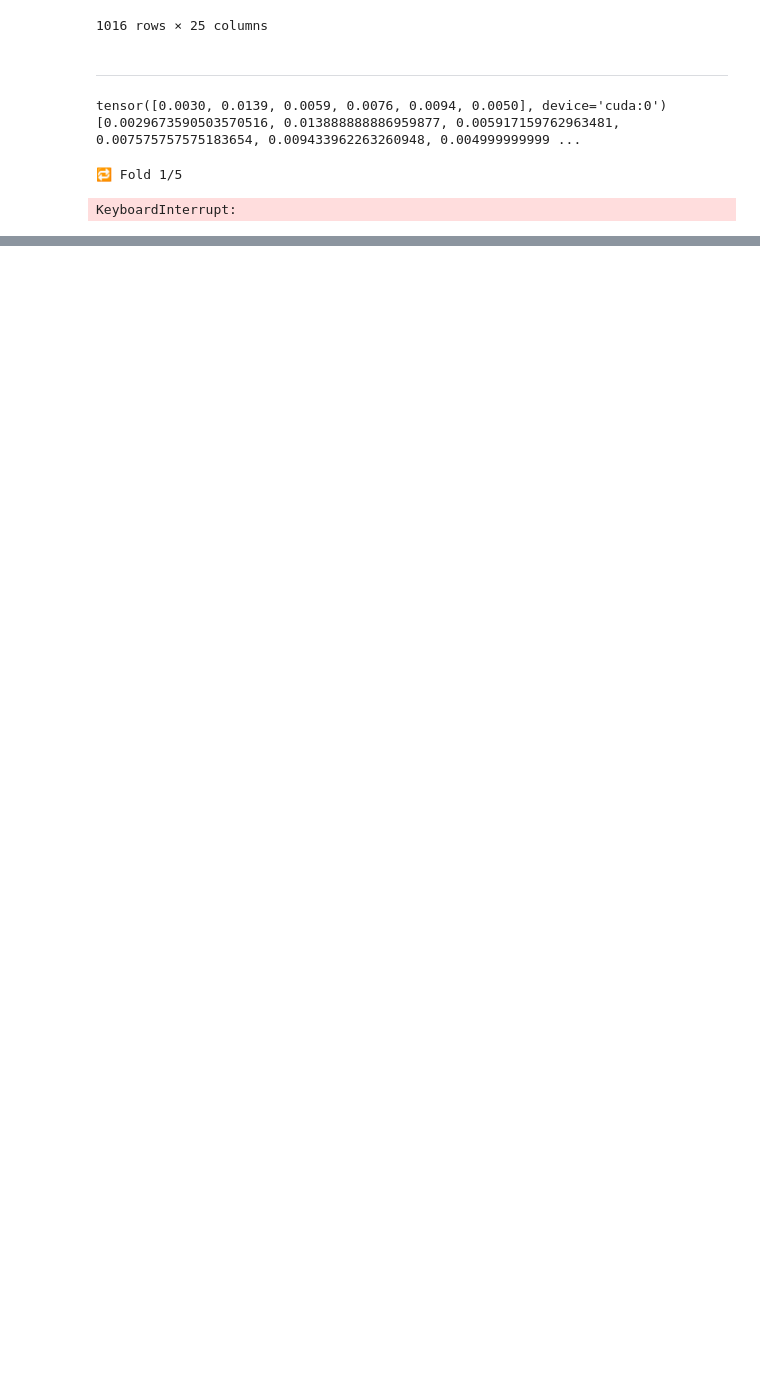
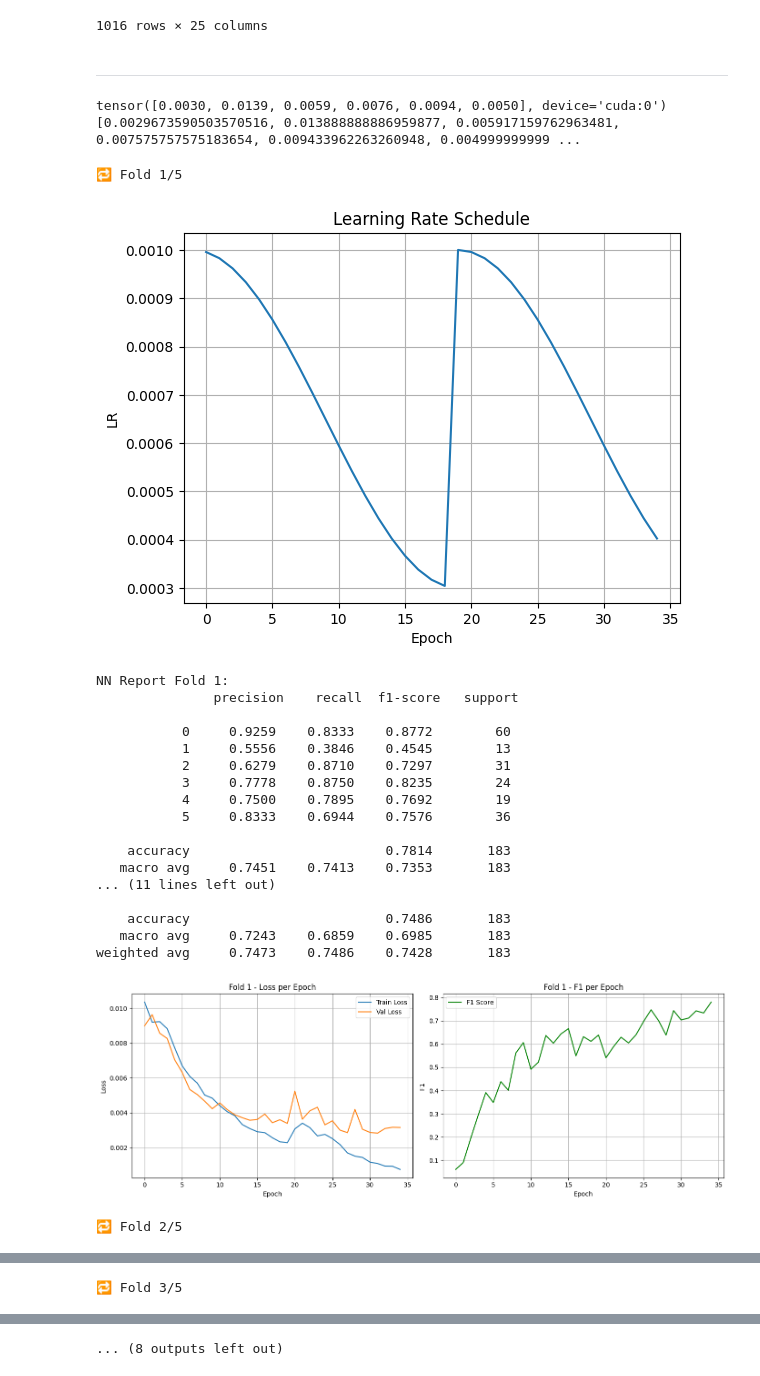
Before and after one commit to neverexz/ecg, a Jupyter notebook: main.ipynb, the cells around one changed output, grey strips where cells are left out. Cells and saved outputs as stored; diff of their text form; code cells hidden in the pictures; blank space fills up the shorter version.

```diff
--- a/main.ipynb
+++ b/main.ipynb
@@ -410,13 +410,13 @@ y_cat = label_encoder.transform(y_cat)
 
 # Разделение на train+val и test
 X_train_val_nn, X_test_nn, y_train_val_nn, y_test_nn = train_test_split(
-    X_nn, y_nn, test_size=0.25, random_state=42, stratify=y_nn)
+    X_nn, y_nn, test_size=0.1, random_state=42, stratify=y_nn)
 X_train_val_cat, X_test_cat, y_train_val_cat, y_test_cat = train_test_split(
-    X_cat, y_cat, test_size=0.25, random_state=42, stratify=y_cat)
+    X_cat, y_cat, test_size=0.1, random_state=42, stratify=y_cat)
 
 # === Гиперпараметры ===
 n_splits = 5
-num_epochs = 45
+num_epochs = 35
 batch_size = 16
 device = torch.device("cuda" if torch.cuda.is_available() else "cpu")
 
@@ -462,7 +462,7 @@ for fold, (train_idx, val_idx) in enumerate(skf.split(X_train_val_nn, y_train_va
     criterion = FocalLoss(alpha=weights,gamma=1)
     optimizer = torch.optim.AdamW(model.parameters(), lr=1e-3, weight_decay=0.0002)
     scheduler = torch.optim.lr_scheduler.CosineAnnealingWarmRestarts(
-        optimizer, T_0=25, T_mult=1, eta_min=1e-4
+        optimizer, T_0=20, T_mult=1, eta_min=3e-4
     )
 
     # === Для графиков ===
@@ -549,31 +549,50 @@ for fold, (train_idx, val_idx) in enumerate(skf.split(X_train_val_nn, y_train_va
     all_labels.append(y_val_np_nn)
     f1_scores_per_fold_nn.append(val_f1_nn)
     f1_scores_per_fold_cat.append(cat_f1)
     torch.save(model.state_dict(), f"nn_model_fold{fold}.pth")
     cat_model.save_model(f"catboost_model_fold{fold}.cbm")
     print(f"NN Report Fold {fold+1}:\n", classification_report(y_val_np_nn, np.argmax(nn_fold_logits, axis=1), digits=4))
     print(f"CatBoost Report Fold {fold+1}:\n", classification_report(y_val_np_cat, np.argmax(cat_probs, axis=1), digits=4))
     plt.figure(figsize=(14, 5))
 
     plt.subplot(1, 2, 1)  # Два подграфика
     plt.plot(all_train_losses[fold], label='Train Loss')
     plt.plot(all_val_losses[fold], label='Val Loss')
     plt.xlabel("Epoch")
     plt.ylabel("Loss")
     plt.title(f"Fold {fold+1} - Loss per Epoch")
     plt.grid(True)
     plt.legend()
 
     plt.subplot(1, 2, 2)
     plt.plot(all_f1_scores[fold], label='F1 Score', color='green')
     plt.xlabel("Epoch")
     plt.ylabel("F1 ")
     plt.title(f"Fold {fold+1} - F1 per Epoch")
     plt.grid(True)
     plt.legend()
 
     plt.tight_layout()
     plt.show()
 # %% [output]
 🔁 Fold 1/5
+[figure, added]
-KeyboardInterrupt:
+NN Report Fold 1:
+               precision    recall  f1-score   support
+
+           0     0.9259    0.8333    0.8772        60
+           1     0.5556    0.3846    0.4545        13
+           2     0.6279    0.8710    0.7297        31
+           3     0.7778    0.8750    0.8235        24
+           4     0.7500    0.7895    0.7692        19
+           5     0.8333    0.6944    0.7576        36
+
+    accuracy                         0.7814       183
+   macro avg     0.7451    0.7413    0.7353       183
+... (11 lines left out)
+
+    accuracy                         0.7486       183
+   macro avg     0.7243    0.6859    0.6985       183
+weighted avg     0.7473    0.7486    0.7428       183
+[figure, added]
+🔁 Fold 2/5
@@ -579,0 +618 @@ KeyboardInterrupt:
+🔁 Fold 3/5
@@ -579,0 +638 @@ KeyboardInterrupt:
+... (8 outputs left out)
```
Also changed, not shown: parts of 7 cells of this notebook, 14 other files.
